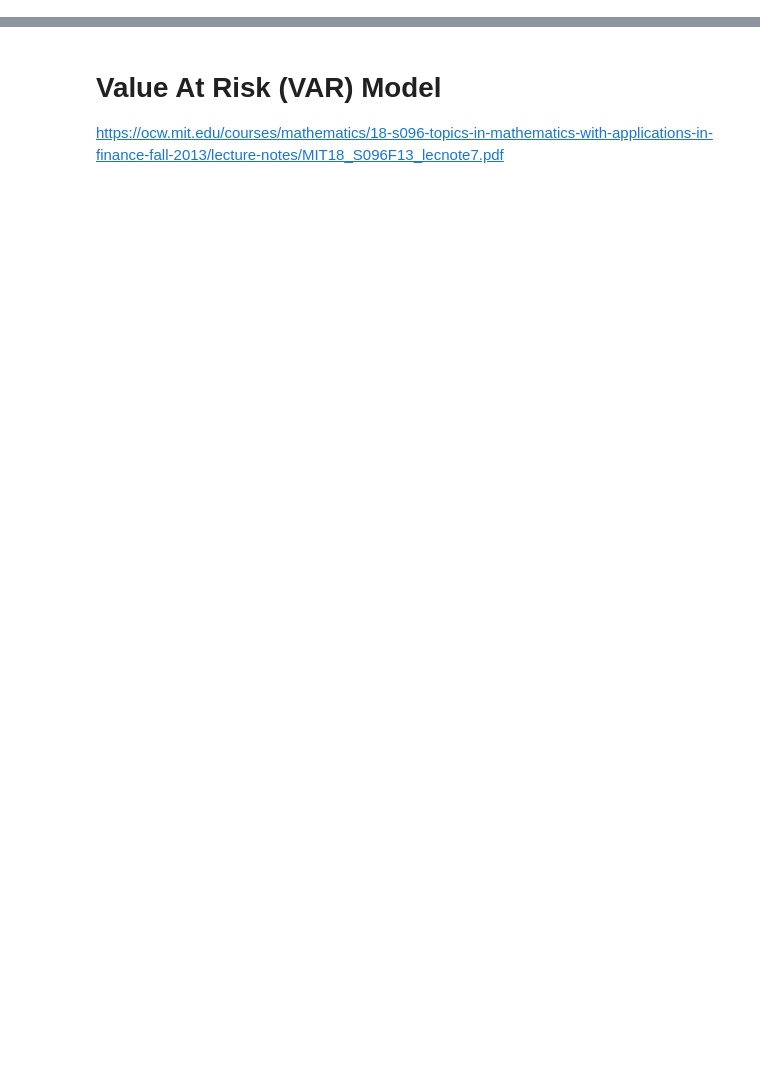
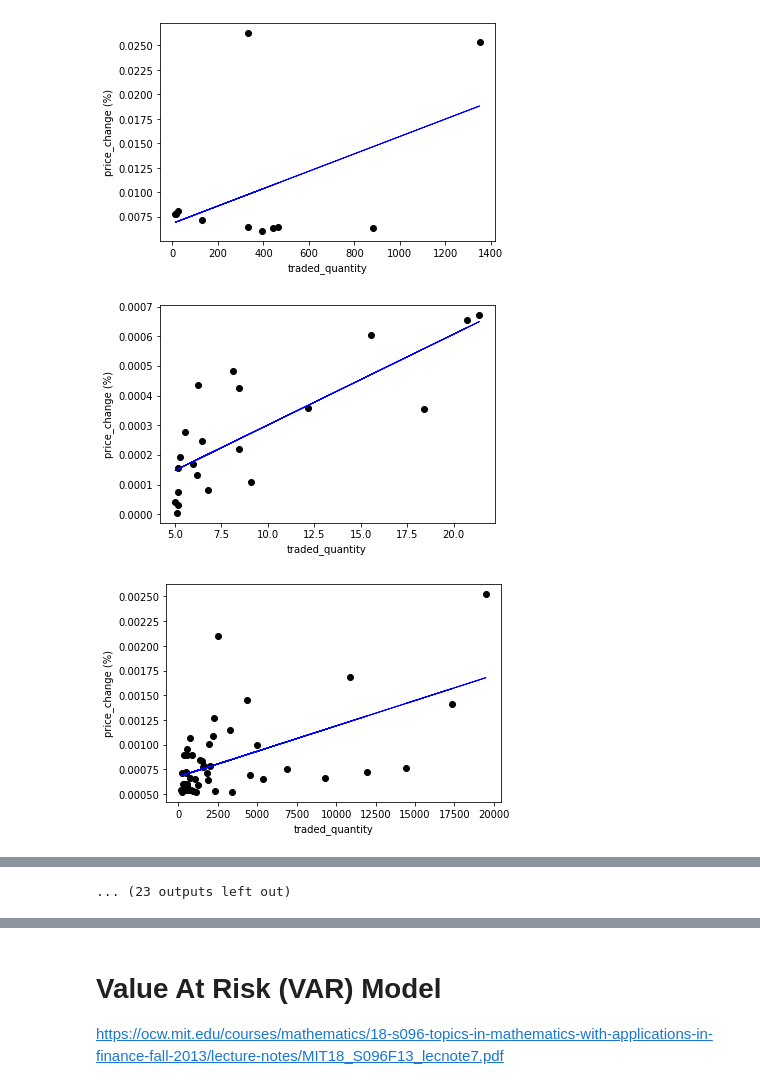
Before and after one commit to interlay/collateralization-analysis, a Jupyter notebook: Kusama Collateral Thresolds.ipynb, the cells around one changed output, grey strips where cells are left out. Drawn from its saved outputs; the diff is of its cells as text; code cells hidden in the pictures; blank space fills up the shorter version.

Commit message:
feat: Slippage model, KSM and DOT analysis

```diff
--- a/Kusama Collateral Thresolds.ipynb
+++ b/Kusama Collateral Thresolds.ipynb
@@ -0,0 +232,2 @@
+# %%
+ksm_raw_trading_data = read_trading_data("KSM_trades.csv")
@@ -0,0 +248,5 @@
+# %%
+# Filter data to only keep extreme cases, to train a conservative slippage model
+ksm_trading_data = clean_trading_data_consecutively(
+    ksm_raw_trading_data, ksm_volumes_dict, 10, 10, 0.006
+)
@@ -0,0 +277,2 @@
+# %%
+dot_raw_trading_data = read_trading_data("DOT_trades.csv")
@@ -0,0 +293,5 @@
+# %%
+# Filter data to only keep extreme case, to train a conservative slippage model
+dot_trading_data = clean_trading_data_consecutively(
+    dot_raw_trading_data, dot_volumes_dict, 50, 200, 0.0005
+)
@@ -0,0 +328,31 @@
+# %%
+def get_regression_model(trading_data, min_price_change=None, max_qty=None):
+    filtered_data = trading_data
+    if min_price_change and max_qty:
+        filtered_data = filtered_data[
+            (filtered_data["caused_price_change"] > 0.01) & (filtered_data["qty"] < 400)
+        ]
+    x = filtered_data.qty.values
+    y = filtered_data.caused_price_change.values
+
+    x = x.reshape(len(x), 1)
+    y = y.reshape(len(x), 1)
+
+    regr = linear_model.LinearRegression()
+    result = regr.fit(x, y)
+    model = result.predict
+    plt.scatter(x, y, color="black")
+    plt.plot(x, model(x), color="blue", linewidth=1)
+    plt.ylabel("price_change (%)")
+    plt.xlabel("traded_quantity")
+    plt.show()
+    return model
+
+
+ksm_liquidity_model = get_regression_model(ksm_trading_data)
+btc_liquidity_model = get_regression_model(btc_trading_data)
+dot_liquidity_model = get_regression_model(dot_trading_data)
+# %% [output]
+[figure, added]
+[figure, added]
+[figure, added]
@@ -0,0 +368 @@
+... (23 outputs left out)
```
Also changed, not shown: parts of 29 cells of this notebook, 5 other files.
